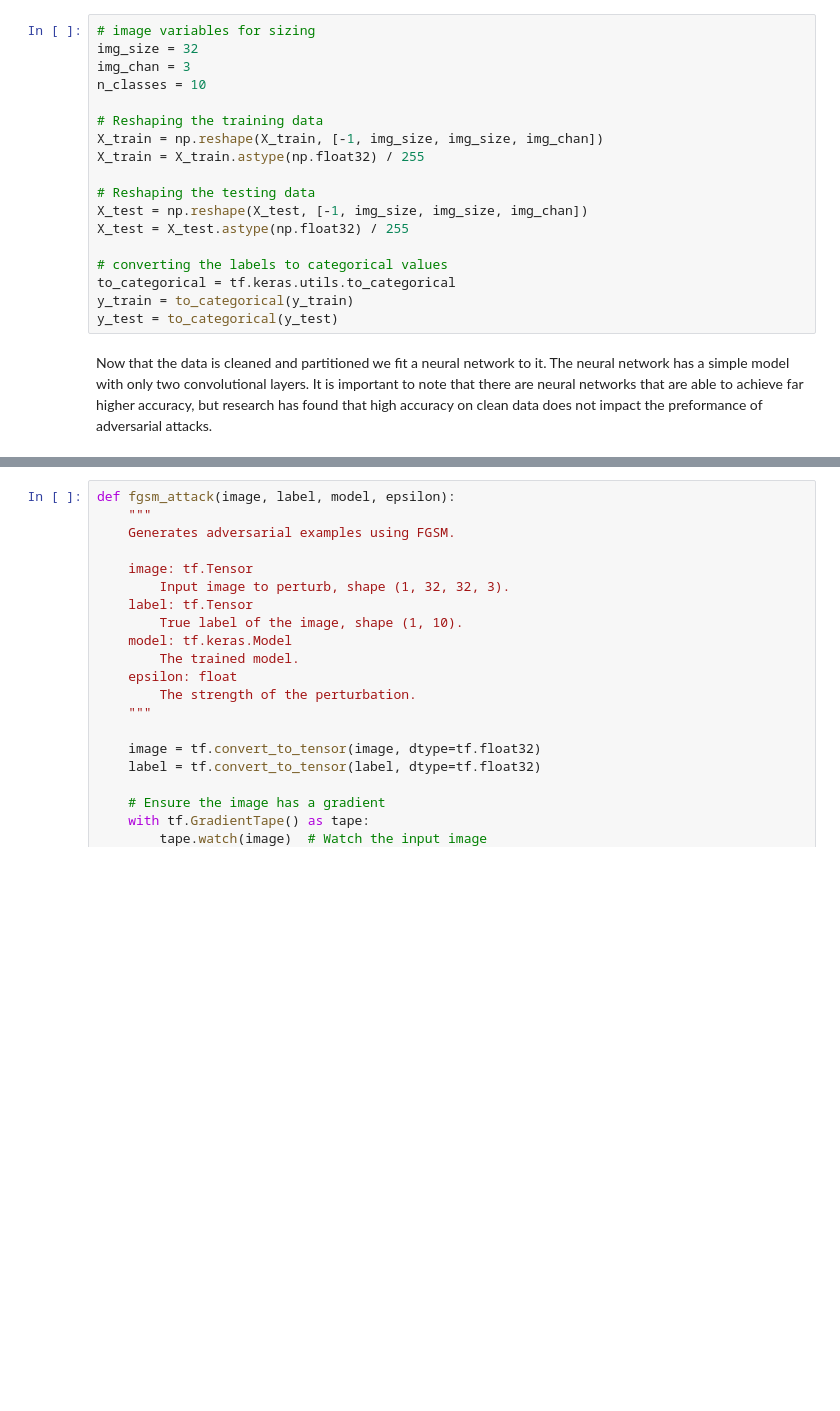
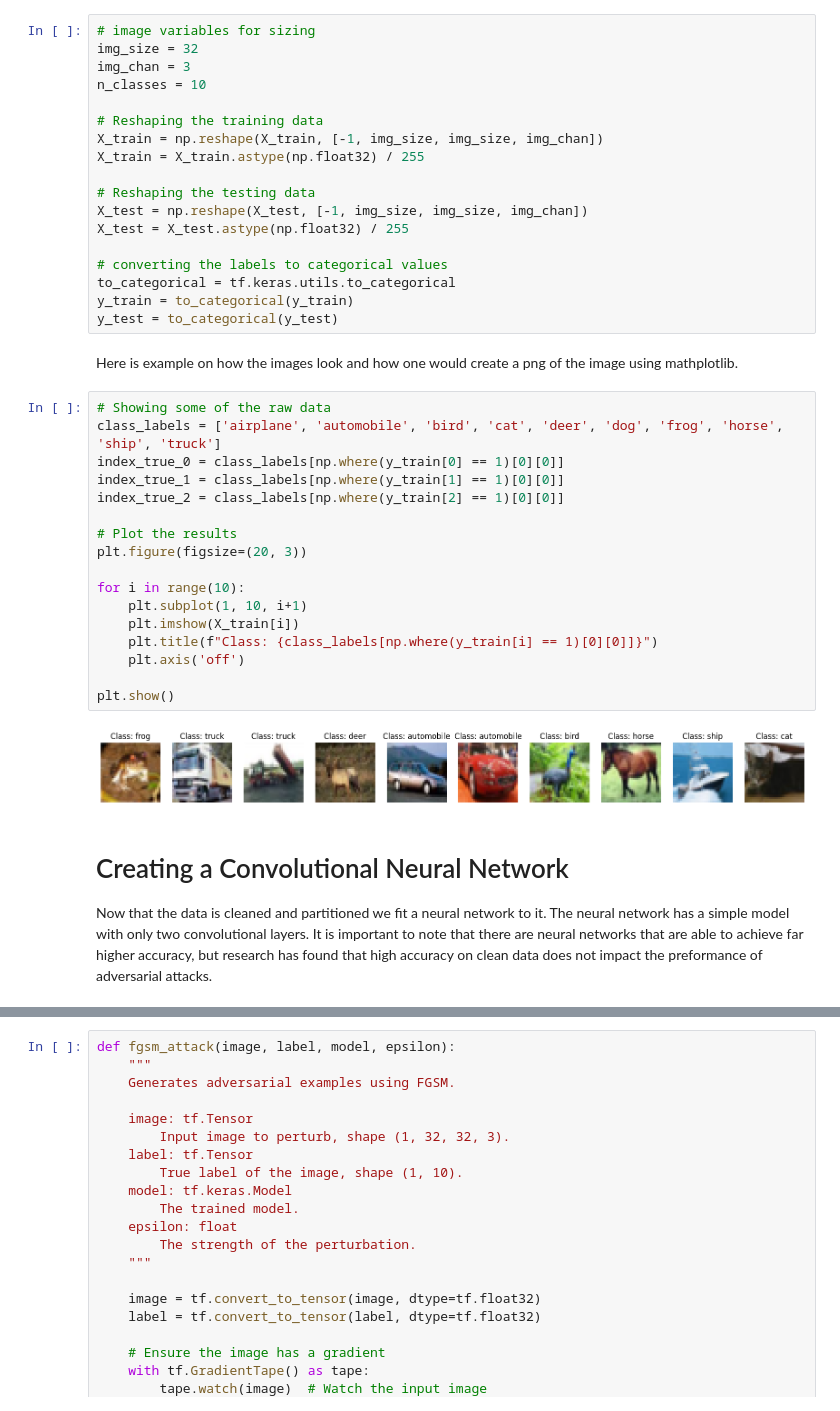
Before and after one commit to Capstone-24-25/vignette-adversarial-attacks, a Jupyter notebook: vignette.ipynb, the cells around one changed output, grey strips where cells are left out. Drawn from its saved outputs; the diff is of its cells as text; blank space fills up the shorter version.

```diff
--- a/vignette.ipynb
+++ b/vignette.ipynb
@@ -49,7 +51,29 @@ X_test = X_test.astype(np.float32) / 255
 to_categorical = tf.keras.utils.to_categorical
 y_train = to_categorical(y_train)
 y_test = to_categorical(y_test)
+# %% [markdown]
+Here is example on how the images look and how one would create a png of the image using mathplotlib.
+# %%
+# Showing some of the raw data
+class_labels = ['airplane', 'automobile', 'bird', 'cat', 'deer', 'dog', 'frog', 'horse', 'ship', 'truck']
+index_true_0 = class_labels[np.where(y_train[0] == 1)[0][0]]
+index_true_1 = class_labels[np.where(y_train[1] == 1)[0][0]]
+index_true_2 = class_labels[np.where(y_train[2] == 1)[0][0]]
+
+# Plot the results
+plt.figure(figsize=(20, 3))
+
+for i in range(10):
+    plt.subplot(1, 10, i+1)
+    plt.imshow(X_train[i])
+    plt.title(f"Class: {class_labels[np.where(y_train[i] == 1)[0][0]]}")
+    plt.axis('off')
+
+plt.show()
+# %% [output]
+[figure, added]
 # %% [markdown]
+# Creating a Convolutional Neural Network
 Now that the data is cleaned and partitioned we fit a neural network to it. The neural network has a simple model with only two convolutional layers. It is important to note that there are neural networks that are able to achieve far higher accuracy, but research has found that high accuracy on clean data does not impact the preformance of adversarial attacks.
 # %%
 tf.random.set_seed(0)
```
Also changed, not shown: parts of 8 cells of this notebook, 1 other file.
